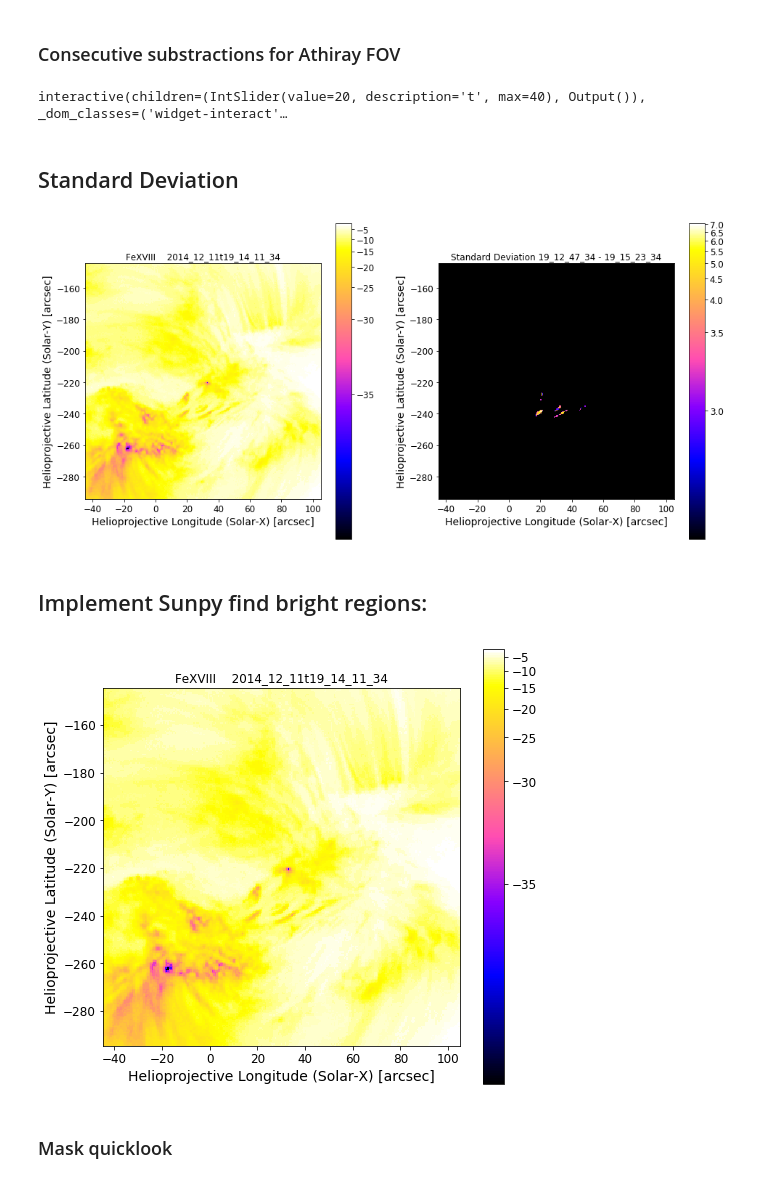
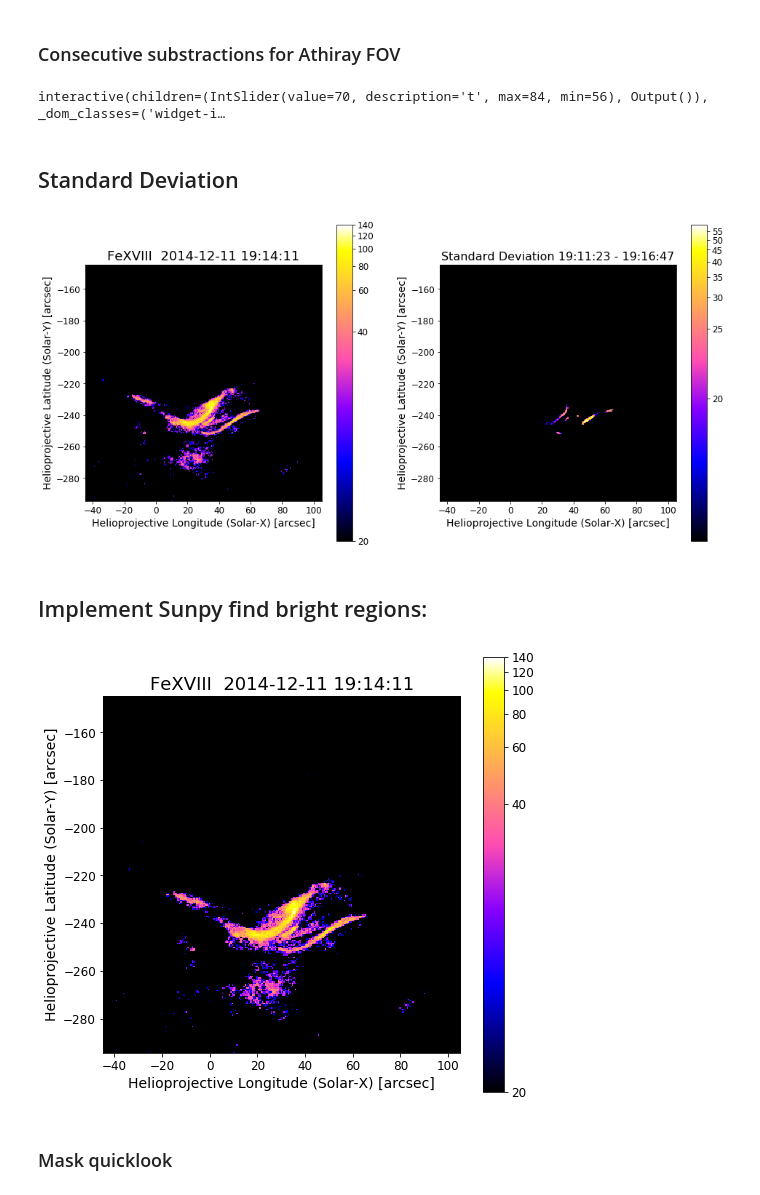
Before and after one commit to pymilo/Milo_FOXSI_Science, a Jupyter notebook: Notebooks/For_Athiray_StanDev.ipynb, the cells around one changed output. Saved outputs shown, nothing was run; the diff lists cells and outputs as text; code cells hidden in the pictures.

```diff
--- a/Notebooks/For_Athiray_StanDev.ipynb
+++ b/Notebooks/For_Athiray_StanDev.ipynb
@@ -139,10 +159,11 @@ def difffovAthiray(t):
     plt.ylim(-295,-145)
     plt.colorbar()
     #plt.savefig('difffovAthiray/'+str(t)+'.png')
-# %%
-widgets.interact(difffovAthiray, t=(0,40));
-# %% [output]
-interactive(children=(IntSlider(value=20, description='t', max=40), Output()), _dom_classes=('widget-interact'…
+# %%
+l = 12;
+widgets.interact(difffovAthiray, t=(68-l,72+l));
+# %% [output]
+interactive(children=(IntSlider(value=70, description='t', max=84, min=56), Output()), _dom_classes=('widget-i…
 # %% [markdown]
 ## Standard Deviation
 # %%
@@ -159,29 +180,30 @@ def std(cmaps):
     return Map(np.std(data, axis=2), _meta[1])
 # %%
 ## Setting Limits:
-maps = []
-for t in range (0,40):
-    top_right = SkyCoord(105*u.arcsec, -145 * u.arcsec, frame=mapsFe18[t].coordinate_frame)
-    bottom_left = SkyCoord(-45 * u.arcsec, -295 * u.arcsec, frame=mapsFe18[t].coordinate_frame)
-    submap = mapsFe18[t].submap(bottom_left, top_right)
-    maps.append(submap)
+#maps = []
+#for t in range (68-l,72+l):
+#    top_right = SkyCoord(105*u.arcsec, -145 * u.arcsec, frame=mapsFe18[t].coordinate_frame)
+#    bottom_left = SkyCoord(-45 * u.arcsec, -295 * u.arcsec, frame=mapsFe18[t].coordinate_frame)
+#    submap = mapsFe18[t].submap(bottom_left, top_right)
+#    maps.append(submap)
 
 ## Standard Deviation:
-stdmap = std(maps[11:23])
+l = 12;
+maps = mapsFe18[68-l:72+l]
+stdmap = std(maps)
 # %%
-ta = 17
+ta = 14
 '''Plotting'''
 plt.figure(figsize=(16,8))
 plt.subplot(1,2,1)
-maps[ta].plot(title='FeXVIII    '+F_AIA171[ta][41:63],cmap='gnuplot2')
-plt.colorbar()
+maps[ta].plot(cmap='gnuplot2',vmin=20,vmax=140)
+plt.title('FeXVIII '+maps[ta].name[-20:],fontsize=18);plt.colorbar()
 plt.subplot(1,2,2)
-stdmap.plot(vmin=0.4*stdmap.data.max(),title='Standard Deviation '+F_AIA171[11][52:63]+' - '+
-           F_AIA171[23][52:63],cmap='gnuplot2')
-plt.colorbar()
+stdmap.plot(vmin=0.3*stdmap.data.max(),cmap='gnuplot2')
+plt.title('Standard Deviation '+maps[0].name[-8:]+' - '+maps[-1].name[-8:],fontsize=16);plt.colorbar()
 plt.show()
 # %% [output]
-[figure, old version]
+[figure, new version]
 # %% [markdown]
 ## Implement Sunpy find bright regions:
 # %%
@@ -189,14 +211,14 @@ from scipy import ndimage
 import matplotlib.pyplot as plt
 import sunpy.map
 # %%
-ta = 17
+ta = 14
 plt.figure(figsize=(8,8))
 plt.subplot(1,1,1)
-maps[ta].plot(title='FeXVIII    '+F_AIA171[ta][41:63],cmap='gnuplot2')
-plt.colorbar()
+maps[ta].plot(cmap='gnuplot2',vmin=20,vmax=140)
+plt.title('FeXVIII '+maps[ta].name[-20:],fontsize=18);plt.colorbar()
 plt.show()
 # %% [output]
-[figure, old version]
+[figure, new version]
 # %% [markdown]
 ### Mask quicklook
 # %%
```
Also changed, not shown: parts of 28 cells of this notebook.
